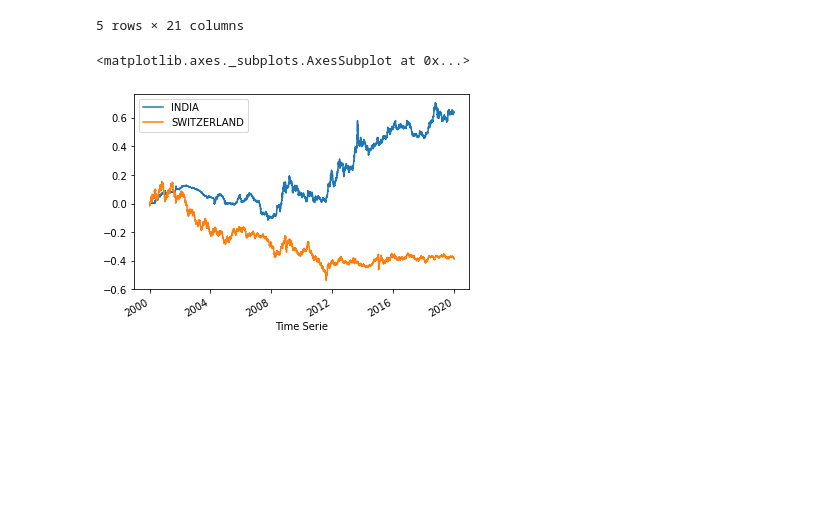
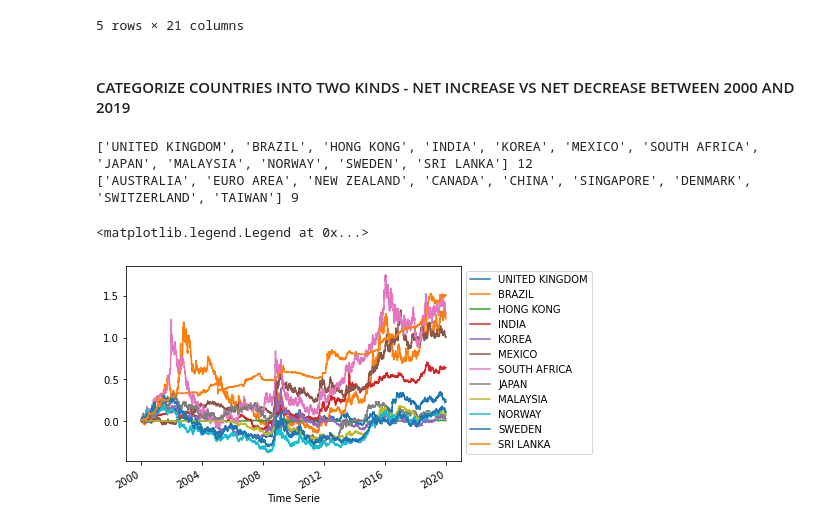
Before and after one commit to monisha-jeg/visualization_forex, a Jupyter notebook: data_viz.ipynb, the cells around one changed output. Drawn from its saved outputs; the diff is of its cells as text; code cells hidden in the pictures; blank space fills up the shorter version.

```diff
--- a/data_viz.ipynb
+++ b/data_viz.ipynb
@@ -75,8 +79,3 @@ scaled_df.head()
 | 2000-01-06 | 0.007843 | -0.016350 | 0.021174 | -0.012366 | 0.019391 | 0.007328 | -0.000012 | 0.000257 | 0.0 | ... |
 | 2000-01-07 | 0.006591 | -0.013507 | 0.018231 | -0.006834 | 0.014404 | 0.002765 | -0.000048 | 0.000231 | 0.0 | ... |
 5 rows × 21 columns
-# %%
-scaled_df[['INDIA', 'SWITZERLAND']].plot()
-# %% [output]
-<matplotlib.axes._subplots.AxesSubplot at 0x...>
-[figure, removed]
@@ -87,0 +82,16 @@ means = normalized_df.mean()
+# %% [markdown]
+#### CATEGORIZE COUNTRIES INTO TWO KINDS - NET INCREASE VS NET DECREASE BETWEEN 2000 AND 2019
+# %%
+increase_cols = [x for x in df.columns if df[x][-1] > df[x][0]]
+decrease_cols = [x for x in df.columns if df[x][-1] < df[x][0]]
+print(increase_cols, len(increase_cols))
+print(decrease_cols, len(decrease_cols))
+# %% [output]
+['UNITED KINGDOM', 'BRAZIL', 'HONG KONG', 'INDIA', 'KOREA', 'MEXICO', 'SOUTH AFRICA', 'JAPAN', 'MALAYSIA', 'NORWAY', 'SWEDEN', 'SRI LANKA'] 12
+['AUSTRALIA', 'EURO AREA', 'NEW ZEALAND', 'CANADA', 'CHINA', 'SINGAPORE', 'DENMARK', 'SWITZERLAND', 'TAIWAN'] 9
+# %%
+scaled_df[increase_cols].plot()
+plt.legend(bbox_to_anchor=(1, 1))
+# %% [output]
+<matplotlib.legend.Legend at 0x...>
+[figure, added]
```
Also changed, not shown: parts of 7 cells of this notebook, 5 other files.
